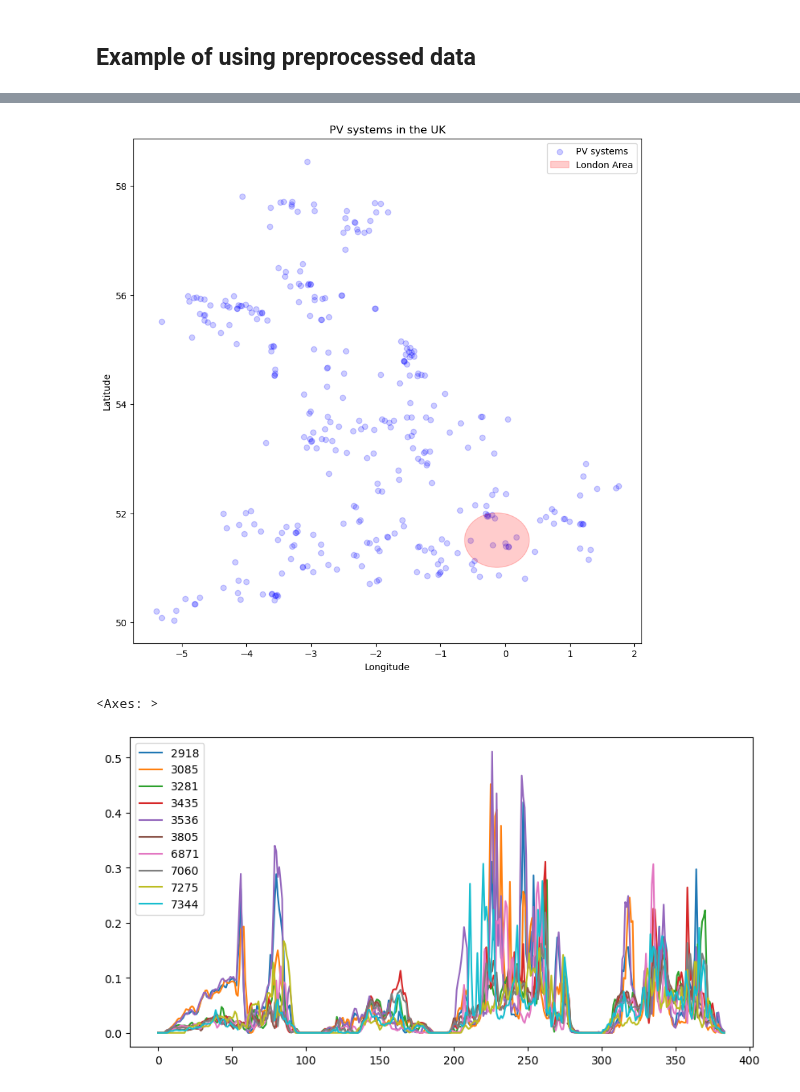
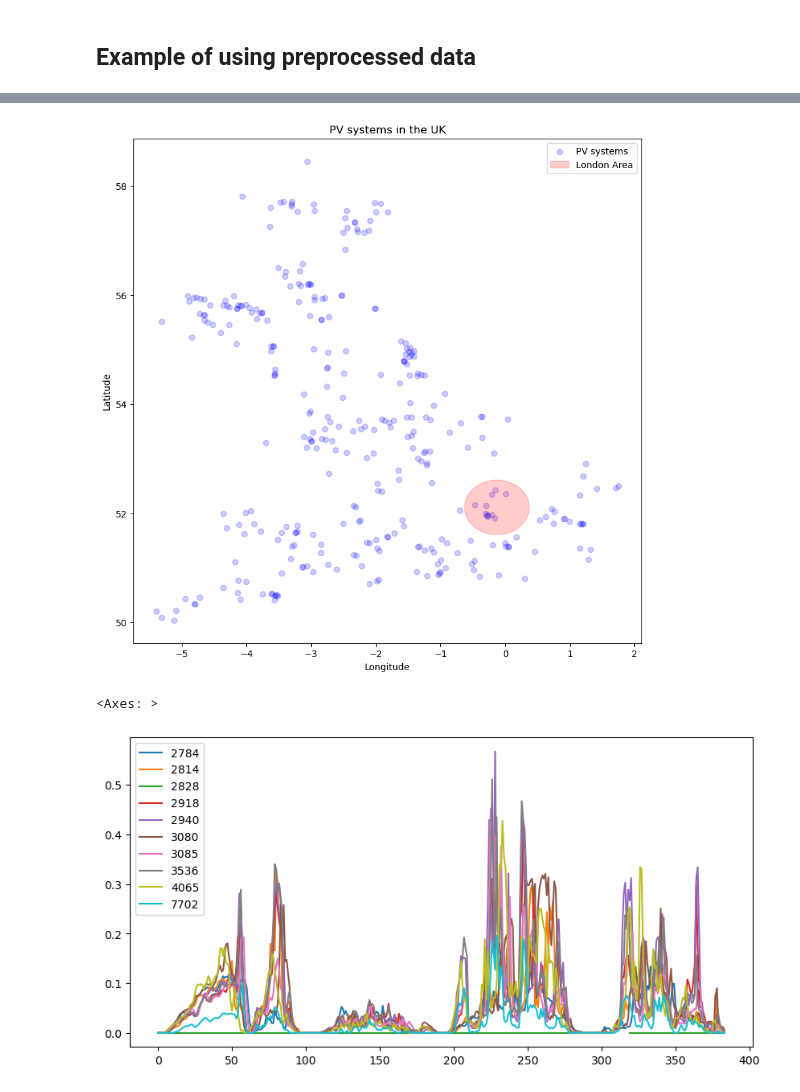
Before and after one commit to eirikbaekkelund/Dissertation, a Jupyter notebook: data_loader.ipynb, the cells around one changed output, grey strips where cells are left out. Drawn from its saved outputs; the diff is of its cells as text; code cells hidden in the pictures.

```diff
--- a/data_loader.ipynb
+++ b/data_loader.ipynb
@@ -71,11 +72,11 @@ N_SYSTEMS = 10
 MINUTE_INTERVAL = 5
 DAILY_DATA_POINTS = (DAY_MAX - DAY_MIN) * 60 / MINUTE_INTERVAL
 
-LDN_COORDS = (51.5074, -0.1278)
+COORDS = (52.1074, -0.1278)
 # %%
-ldn_systems = dl.find_nearby_systems(df_location,
-                                     lat=LDN_COORDS[0],
-                                     lon=LDN_COORDS[1],
+systems = dl.find_nearby_systems(df_location,
+                                     lat=COORDS[0],
+                                     lon=COORDS[1],
                                      radius=RADIUS)
 # %%
 # scatter plot df_location
@@ -83,7 +84,7 @@ import matplotlib.pyplot as plt
 
 fig, ax = plt.subplots(figsize=(10, 10))
 ax.scatter(df_location['longitude_noisy'], df_location['latitude_noisy'], alpha=0.2, color='b', label='PV systems')
-ldn_circle = plt.Circle((LDN_COORDS[1], LDN_COORDS[0]), RADIUS, color='r', fill=True, alpha=0.2, label='London Area')
+ldn_circle = plt.Circle((COORDS[1], COORDS[0]), RADIUS, color='r', fill=True, alpha=0.2, label='London Area')
 ax.add_patch(ldn_circle)
 
 ax.set_xlabel('Longitude')
@@ -92,17 +93,17 @@ ax.set_title('PV systems in the UK')
 ax.legend()
 plt.show()
 # %% [output]
-[figure, old version]
+[figure, new version]
 # %%
-ldn_systems, pv_ldn = dl.align_pv_systems(ldn_systems, df_pv)
+systems, pv_systems = dl.align_pv_systems(systems, df_pv)
 # %%
 # week of data for 5 systems
-pv_ldn_test = pv_ldn.iloc[:int(N_DAYS * DAILY_DATA_POINTS) , :N_SYSTEMS]
+pv_sample = pv_systems.iloc[:int(N_DAYS * DAILY_DATA_POINTS) , :N_SYSTEMS]
 
 # plot week of data for 5 systems
-pv_ldn_test.plot(figsize=(10, 5))
+pv_sample.plot(figsize=(10, 5))
 # %% [output]
 <Axes: >
-[figure, old version]
+[figure, new version]
 # %%
 # week of data for 2 systems
```
Also changed, not shown: parts of 14 cells of this notebook.
